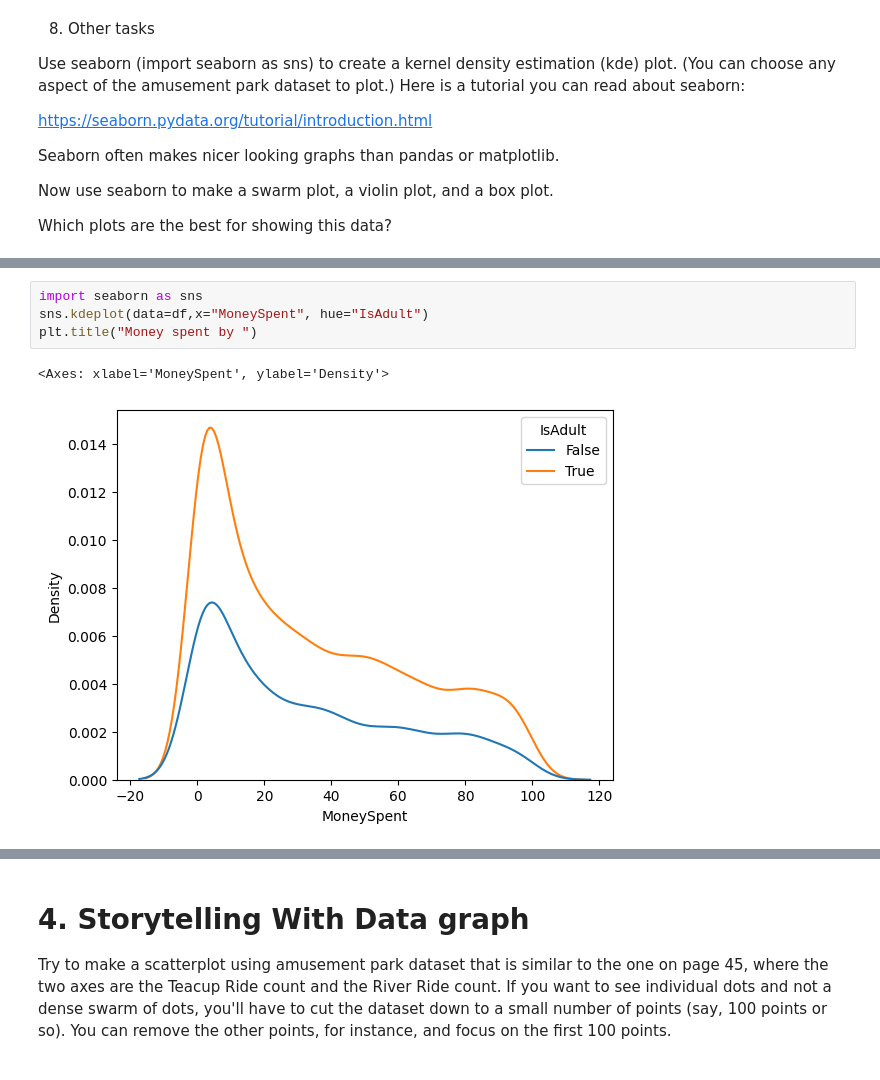
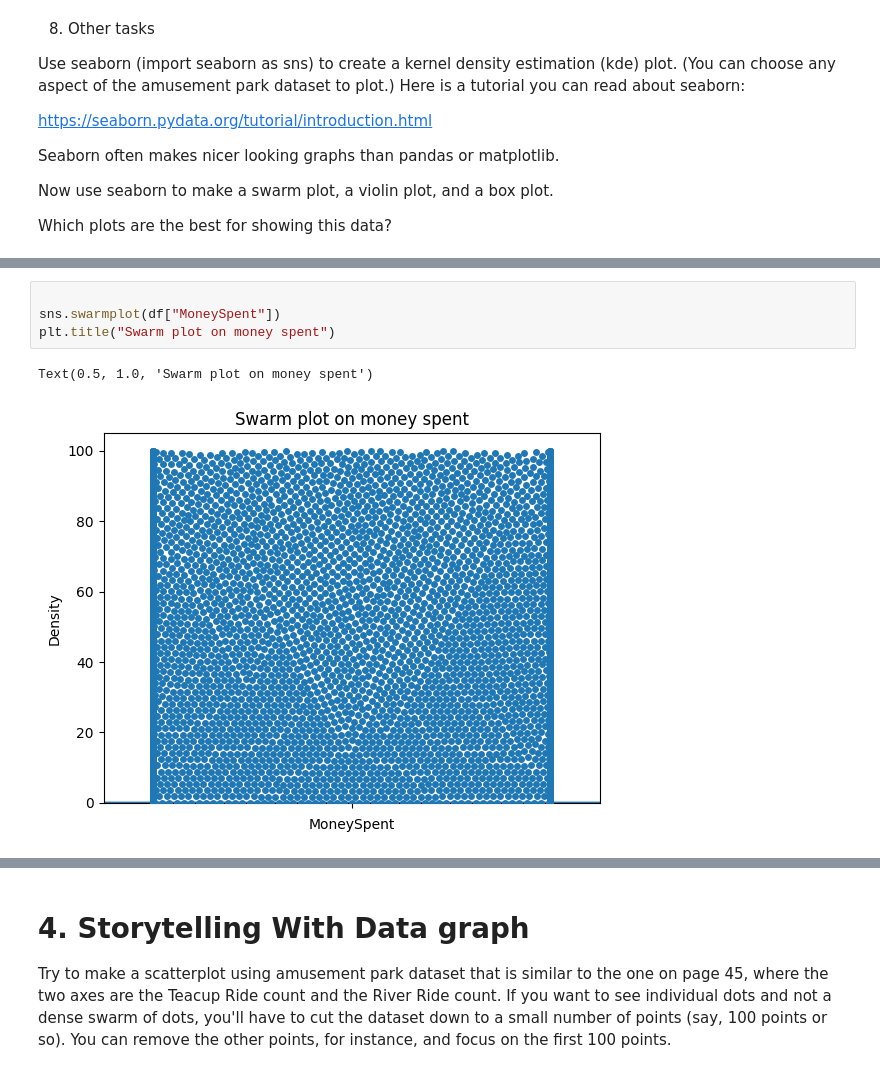
Before and after one commit to Jbaner/Module-B-semester-2, a Jupyter notebook: Week3.ipynb, the cells around one changed output, grey strips where cells are left out. Drawn from its saved outputs; the diff is of its cells as text.

```diff
--- a/Week3.ipynb
+++ b/Week3.ipynb
@@ -483,7 +490,7 @@ Which plots are the best for showing this data?
 # %%
-import seaborn as sns
-sns.kdeplot(data=df,x="MoneySpent", hue="IsAdult")
-plt.title("Money spent by ")
+
+sns.swarmplot(df["MoneySpent"])
+plt.title("Swarm plot on money spent")
 # %% [output]
-<Axes: xlabel='MoneySpent', ylabel='Density'>
+Text(0.5, 1.0, 'Swarm plot on money spent')
-[figure, old version]
+[figure, new version]
```
Also changed, not shown: parts of 3 cells of this notebook.
